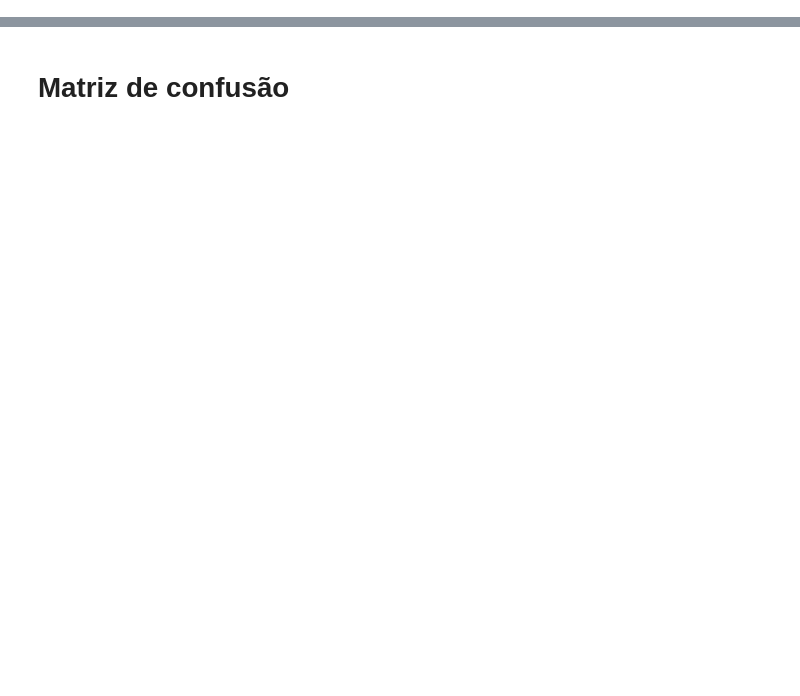
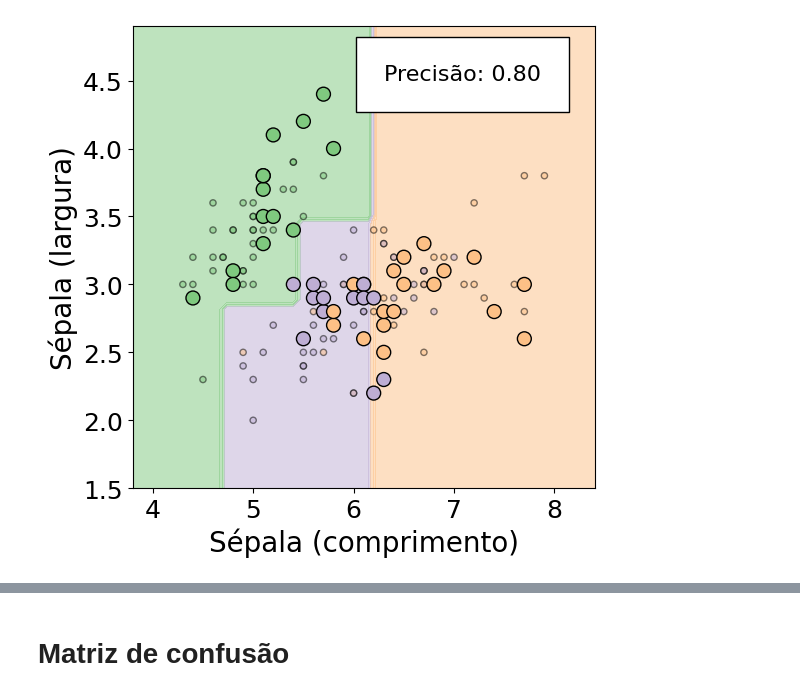
Before and after one commit to leseixas/aprendizagem-de-maquina, a Jupyter notebook: modelos/decision_tree_iris.ipynb, the cells around one changed output, grey strips where cells are left out. Saved outputs shown, nothing was run; the diff lists cells and outputs as text; code cells hidden in the pictures; blank space fills up the shorter version.

```diff
--- a/modelos/decision_tree_iris.ipynb
+++ b/modelos/decision_tree_iris.ipynb
@@ -69,6 +68,56 @@ X = iris.data[:,[0,1]]
 y = iris.target
 # %%
 X_train, X_test, y_train, y_test = train_test_split(X, y, random_state=13, test_size=0.30)
+# %%
+iris = load_iris()
+
+feature_name = ["Sépala (comprimento)", "Sépala (largura)", "Pétala (comprimento)", "Pétala (largura)"]
+
+features_to_train = [0,1]
+
+# X = iris.data
+
+feature_1, feature_2 = np.meshgrid(
+    np.linspace(X_train[:,features_to_train[0]].min() - 0.5, X_train[:,features_to_train[0]].max() + 0.5),
+    np.linspace(X_train[:,features_to_train[1]].min() - 0.5, X_train[:,features_to_train[1]].max() + 1.0)
+)
+max_depth=3
+grid = np.vstack([feature_1.ravel(), feature_2.ravel()]).T
+model = DecisionTreeClassifier(max_depth=max_depth)
+tree = model.fit(X_train[:, features_to_train], y_train)
+
+y_pred = np.reshape(tree.predict(grid), feature_1.shape)
+
+display = DecisionBoundaryDisplay(
+    xx0=feature_1, xx1=feature_2, response=y_pred
+)
+
+display.plot(cmap=color_map, alpha=0.5)
+
+display.ax_.scatter(
+    X_train[:, features_to_train[0]], X_train[:,features_to_train[1]], c=y_train, alpha=0.5, cmap=color_map, edgecolor="black", s=20
+)
+
+display.ax_.scatter(
+    X_test[:, features_to_train[0]], X_test[:,features_to_train[1]], c=y_test, cmap=color_map, edgecolor="black", s=100
+)
+
+
+score = model.score(X_test[:, features_to_train], y_test)
+
+display.ax_.set_box_aspect(aspect=1)
+display.ax_.set_xlabel(feature_name[features_to_train[0]], fontsize=20)
+display.ax_.set_ylabel(feature_name[features_to_train[1]], fontsize=20)
+display.ax_.tick_params(axis='both', which='major', labelsize=18)
+# plt.legend()
+fig = plt.gcf()
+fig.set_size_inches(6, 6)
+# plt.text(4, 0, f"Precisão: {score:.3f}", fontsize=16, bbox={'facecolor': "white", 'pad': 20}) # Pétala
+plt.text(6.3, 4.5, f"Precisão: {score:.2f}", fontsize=16, bbox={'facecolor': "white", 'pad': 20}) # Sépala
+# plt.savefig(f'../graficos/dt_iris_setal_maxdepth_train-test.png', dpi=400, format='png', bbox_inches='tight', transparent=True)
+plt.show()
+# %% [output]
+[figure, added]
 # %%
 accs_train = []
 accs_test = []
```
Also changed, not shown: parts of 7 cells of this notebook, 5 other files.
